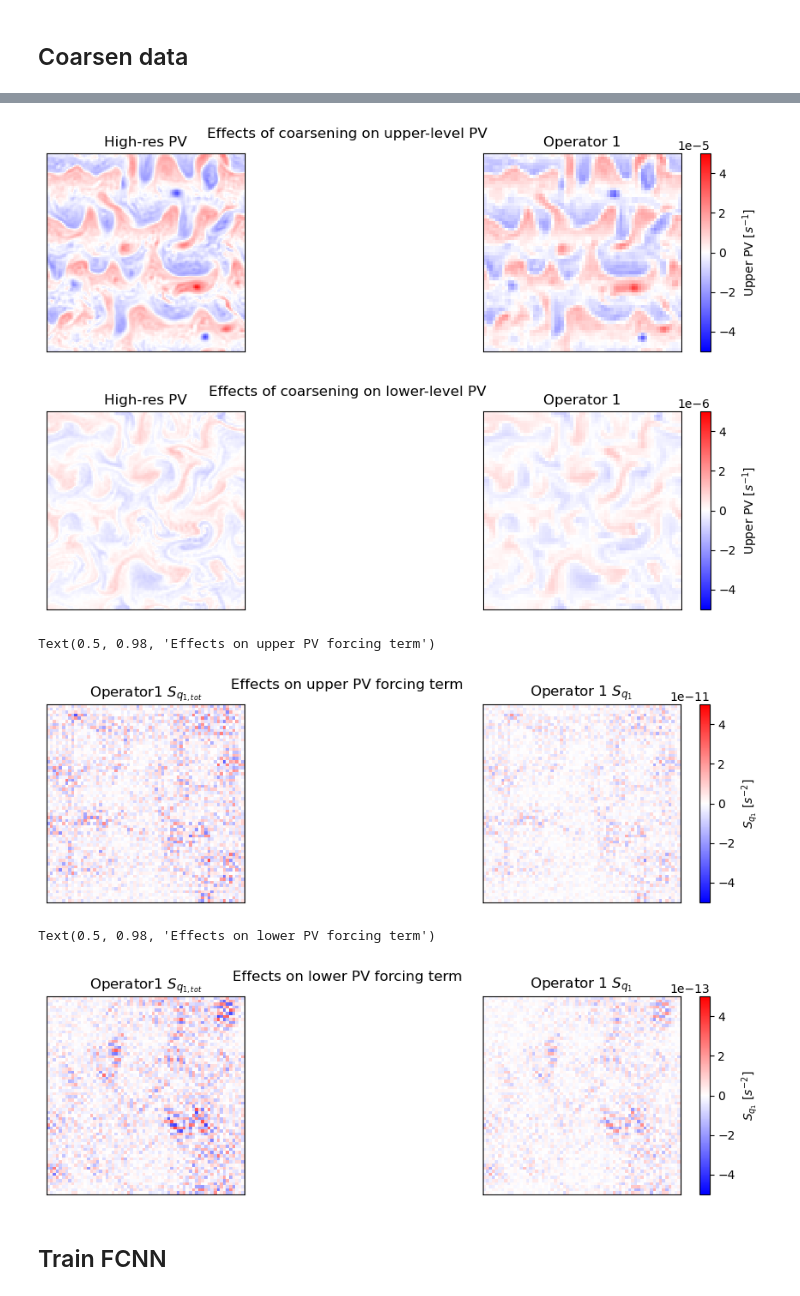
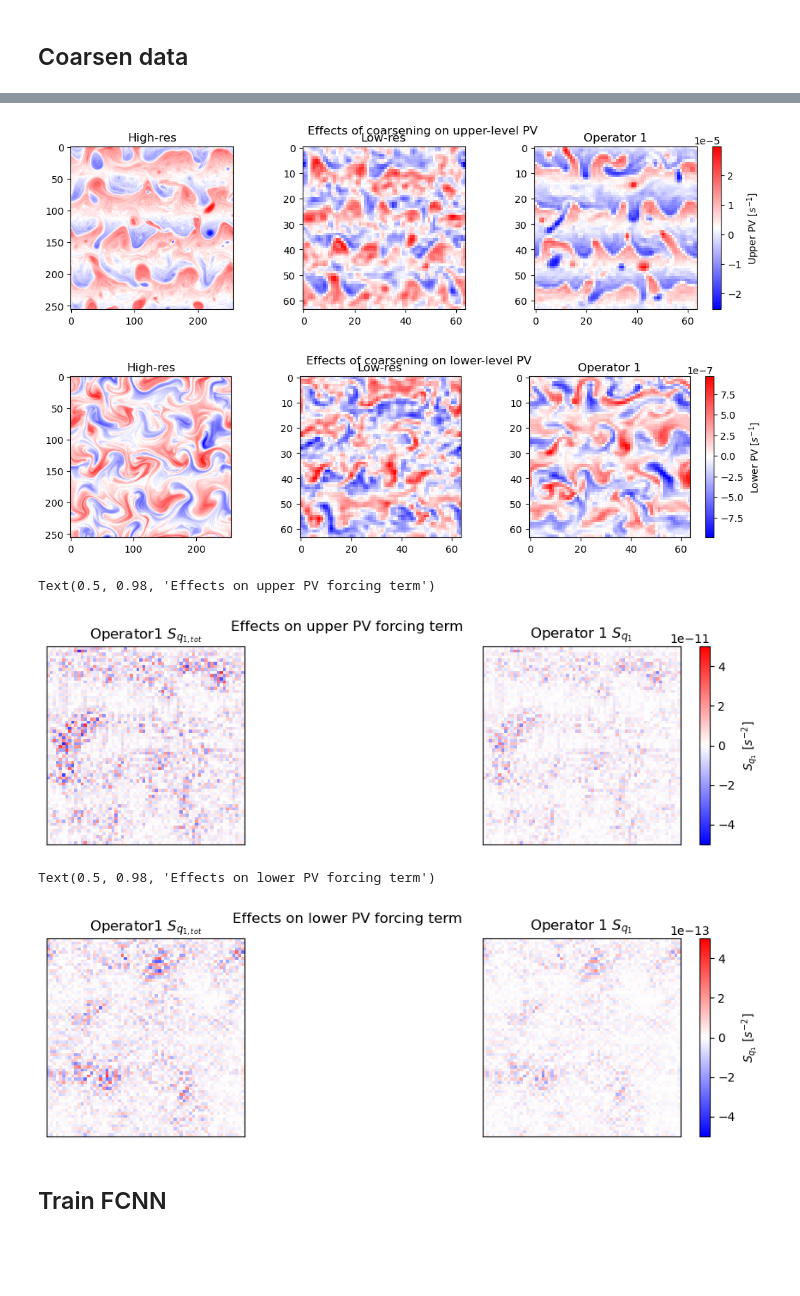
Before and after one commit to ocean-transport/QG-model-summer23, a Jupyter notebook: jet.ipynb, the cells around one changed output, grey strips where cells are left out. Drawn from its saved outputs; the diff is of its cells as text; code cells hidden in the pictures; blank space fills up the shorter version.

```diff
--- a/jet.ipynb
+++ b/jet.ipynb
@@ -10,7 +10,7 @@ import seaborn as sns
 
 %matplotlib inline
 # %%
-jet_model = pyqg.QGModel(nx=128, dt=1800, tmax=311040000.0, twrite=10000, tavestart=155520000.0, rek=7e-08, delta=0.1, beta=1e-11) #defaults match up to Ross paper
+jet_model = pyqg.QGModel(nx=256, dt=3600, tmax=311040000.0, twrite=10000, tavestart=155520000.0, rek=7e-08, delta=0.1, beta=1e-11) #defaults match up to Ross paper
 # %% [output]
 RuntimeError: Undefined plan with nthreads. This is a bug
 Exception ignored in: 'pyfftw.pyfftw._fftw_plan_with_nthreads_null'
@@ -55,7 +55,7 @@ RuntimeError: Undefined plan with nthreads. This is a bug
 # run simulation to gather data initially
 
 ## From here, you can call .run() to run a new simulation
-jet_model.run()
+#jet_model.run()
 
 ## Convert to xarray Datasets
-jet_model_highRes = jet_model.to_dataset()
+#jet_model_highRes = jet_model.to_dataset()
@@ -169,7 +159,7 @@ RuntimeError: Undefined plan with nthreads. This is a bug
 # run simulation to gather data initially
 
 ## From here, you can call .run() to run a new simulation
-jet_model2.run()
+#jet_model2.run()
 
 ## Convert to xarray Datasets
-jet_model_test = jet_model2.to_dataset()
+#jet_model_test = jet_model2.to_dataset()
@@ -226,8 +224,29 @@ jet_model_test.to_zarr('gs://leap-scratch/panalluri/jet/lowRes.zarr')  # write d
 # %%
 import pyqg_parameterization_benchmarks.coarsening_ops as coarsening
 # %%
-op1 = coarsening.Operator1(jet_model, 64) #for now, need to re-run above simulation for this to work -- maybe make a coarsening data section w/ and w/o the op1 data structure?
-op1.m2.to_dataset()
+def append_subgrid_variables(snapshot, op):
+    subgrid_forcing_terms = [('q_subgrid_forcing', 'q'), ('u_subgrid_forcing', 'u'), ('v_subgrid_forcing', 'v')]
+    subgrid_flux_terms = [('uq_subgrid_flux', 'q', 0), ('vq_subgrid_flux', 'q', 1), ('uu_subgrid_flux', 'u', 0), ('uv_subgrid_flux', 'v', 0), ('vv_subgrid_flux', 'v', 1)]
+
+    snapshot['q_forcing_total'] = (['lev', 'y', 'x'], op.q_forcing_total)
+    for term in subgrid_forcing_terms:
+        snapshot[term[0]] = (['lev', 'y', 'x'], op.subgrid_forcing(term[1]))
+    for term in subgrid_flux_terms:
+        snapshot[term[0]] = (['lev', 'y', 'x'], op.subgrid_fluxes(term[1])[term[2]])
+    return snapshot
+
+hires_model = pyqg.QGModel(nx=256, dt=3600.0, tmax=311040000.0, tavestart=155520000.0, rek=7e-08, delta=0.1, beta=1e-11)
+op1 = coarsening.Operator1(hires_model, 64)
+initial_snapshot = op1.m2.to_dataset()
+
+snapshots = [append_subgrid_variables(initial_snapshot, op1)]
+
+for _ in hires_model.run_with_snapshots(tsnapint=1000*hires_model.dt):
+    op1 = coarsening.Operator1(hires_model, 64)
+    snapshot = op1.m2.to_dataset()
+    snapshots.append(append_subgrid_variables(snapshot, op1))
+
+jet_forcing_train = xr.concat(snapshots, dim='time')
 # %% [output]
 RuntimeError: Undefined plan with nthreads. This is a bug
 Exception ignored in: 'pyfftw.pyfftw._fftw_plan_with_nthreads_null'
@@ -274,49 +313,53 @@ def imshow(arr, vlim=3e-5):
 # %%
 # Visualizing effects on upper-level PV
 fig = plt.figure(figsize=(14.5,3))
 plt.suptitle('Effects of coarsening on upper-level PV')
-plt.subplot(1,2,1, title='High-res PV')
-imshow(jet_model.q[0], 5e-5)
-plt.subplot(1,2,2, title='Operator 1')
-im = imshow(op1.m2.q[0], 5e-5)
+plt.subplot(1,3,1, title='High-res')
+plt.imshow(jet_model.q[0], cmap='bwr')
+plt.subplot(1,3,2, title='Low-res')
+plt.imshow(jet_model2.q[0], cmap='bwr')
+plt.subplot(1,3,3, title='Operator 1')
+im = plt.imshow(jet_forcing_train.isel(time=-1).q[0], cmap='bwr')
 fig.colorbar(im, ax=fig.axes, pad=0.02).set_label('Upper PV [$s^{-1}$]')
 # %% [output]
-[figure, old version]
+[figure, new version]
 # %%
 # Visualizing effects on lower-level PV
 fig = plt.figure(figsize=(14.5,3))
 plt.suptitle('Effects of coarsening on lower-level PV')
-plt.subplot(1,2,1, title='High-res PV')
-imshow(jet_model.q[1], 5e-6)
-plt.subplot(1,2,2, title='Operator 1')
-im = imshow(op1.m2.q[1], 5e-6)
-fig.colorbar(im, ax=fig.axes, pad=0.02).set_label('Upper PV [$s^{-1}$]')
+plt.subplot(1,3,1, title='High-res')
+plt.imshow(jet_model.q[1], cmap='bwr')
+plt.subplot(1,3,2, title='Low-res')
+plt.imshow(jet_model2.q[1], cmap='bwr')
+plt.subplot(1,3,3, title='Operator 1')
+im = plt.imshow(jet_forcing_train.isel(time=-1).q[1], cmap='bwr')
+fig.colorbar(im, ax=fig.axes, pad=0.02).set_label('Lower PV [$s^{-1}$]')
 # %% [output]
-[figure, old version]
+[figure, new version]
 # %%
 # Visualizing effects on upper PV forcing term
 fig = plt.figure(figsize=(14.5,3))
 plt.subplot(1,2,1, title='Operator1 $S_{q_{1,tot}}$')
-imshow(op1.q_forcing_total[0], 3e-11)
+imshow(jet_forcing_train['q_forcing_total'].isel(time=-1, lev=0), 3e-11)
 plt.subplot(1,2,2, title='Operator 1' + " $S_{q_1}$")
-im = imshow(op1.subgrid_forcing('q')[0], 5e-11)
+im = imshow(jet_forcing_train.q_subgrid_forcing.isel(time=-1, lev=0), 5e-11)
 cb = fig.colorbar(im, ax=fig.axes, pad=0.02).set_label('$S_{q_1}$ [$s^{-2}$]')
 plt.suptitle('Effects on upper PV forcing term')
 # %% [output]
 Text(0.5, 0.98, 'Effects on upper PV forcing term')
-[figure, old version]
+[figure, new version]
 # %%
 # Visualizing effects on lower PV forcing term
 fig = plt.figure(figsize=(14.5,3))
 plt.subplot(1,2,1, title='Operator1 $S_{q_{1,tot}}$')
-imshow(op1.q_forcing_total[1], 3e-13)
+imshow(jet_forcing_train['q_forcing_total'].isel(time=-1, lev=1), 3e-13)
 plt.subplot(1,2,2, title='Operator 1' + " $S_{q_1}$")
-im = imshow(op1.subgrid_forcing('q')[1], 5e-13)
+im = imshow(jet_forcing_train.q_subgrid_forcing.isel(time=-1, lev=1), 5e-13)
 cb = fig.colorbar(im, ax=fig.axes, pad=0.02).set_label('$S_{q_1}$ [$s^{-2}$]')
 plt.suptitle('Effects on lower PV forcing term')
 # %% [output]
 Text(0.5, 0.98, 'Effects on lower PV forcing term')
-[figure, old version]
+[figure, new version]
 # %% [markdown]
 ## Train FCNN
 # %%
```
Also changed, not shown: parts of 23 cells of this notebook, 1 other file.
